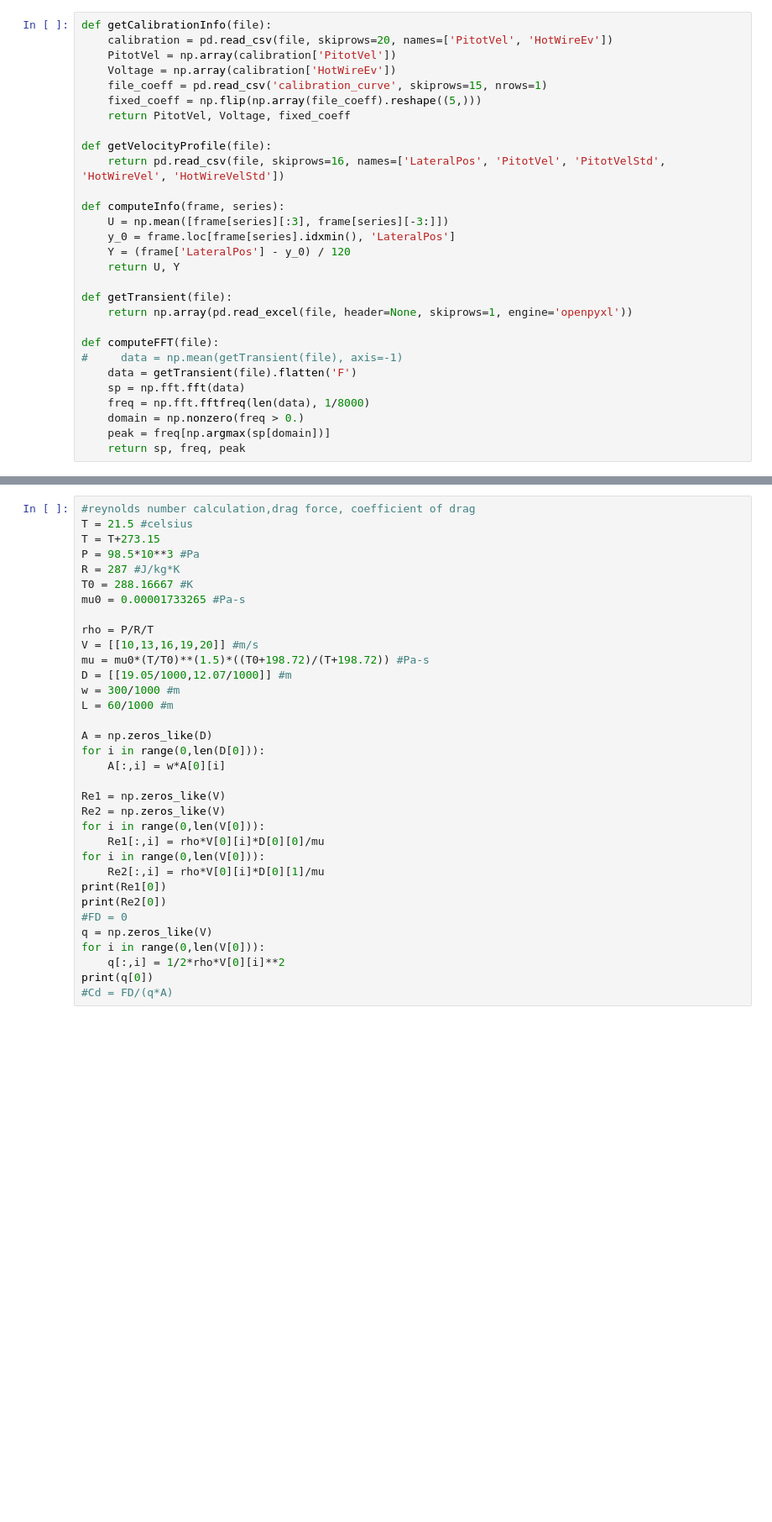
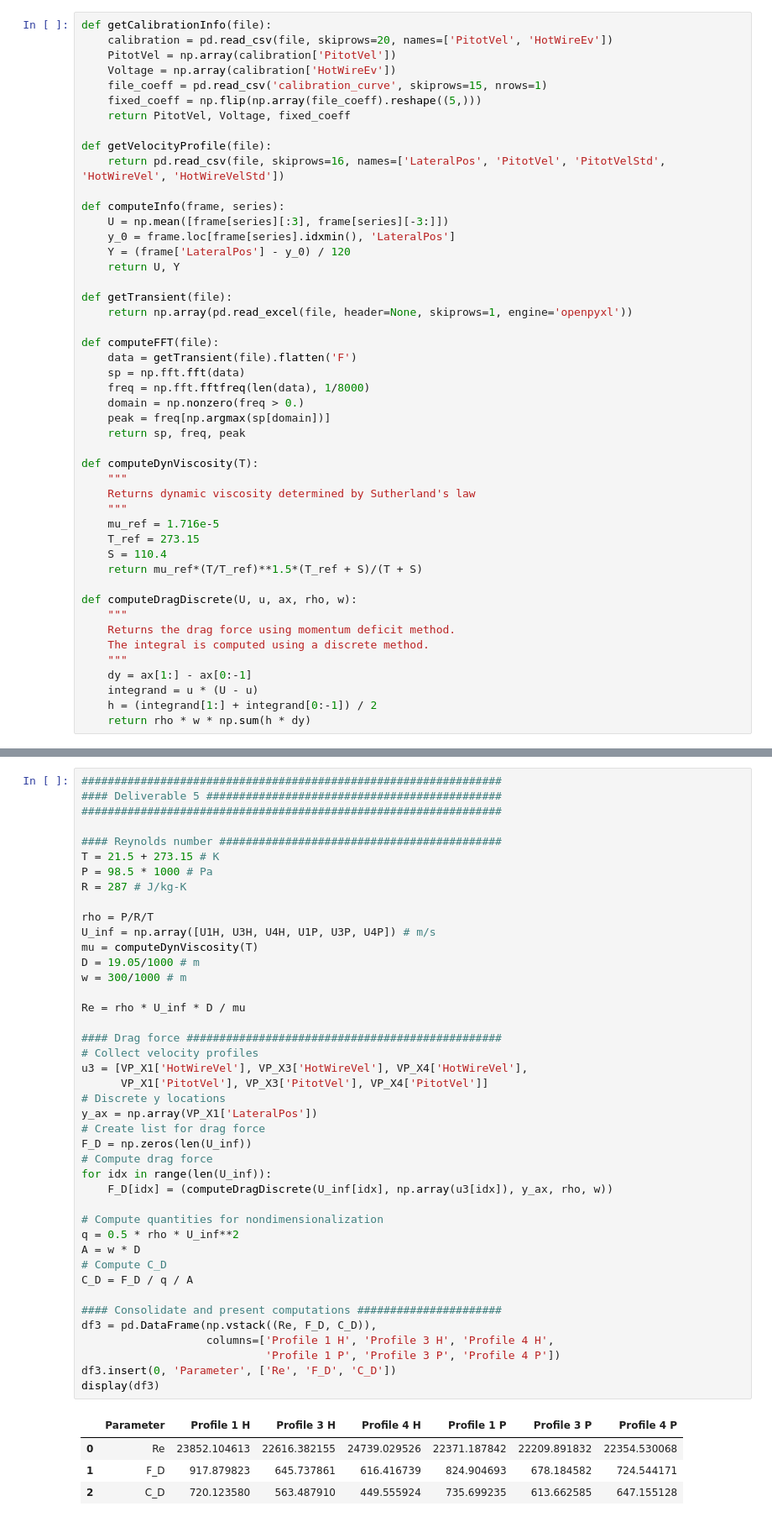
Before and after one commit to fmarrar/ae460AB6, a Jupyter notebook: Lab_4/DataAnalysis.ipynb, the cells around one changed output, grey strips where cells are left out. Shown: that part at 84% size. Cells and saved outputs as stored; diff of their text form; blank space fills up the shorter version.

Commit message:
Fixed Re, added new calculations for Deliverable 5

```diff
--- a/Lab_4/DataAnalysis.ipynb
+++ b/Lab_4/DataAnalysis.ipynb
@@ -25,11 +26,29 @@ def getTransient(file):
     return np.array(pd.read_excel(file, header=None, skiprows=1, engine='openpyxl'))
 
 def computeFFT(file):
-#     data = np.mean(getTransient(file), axis=-1)
     data = getTransient(file).flatten('F')
     sp = np.fft.fft(data)
     freq = np.fft.fftfreq(len(data), 1/8000)
     domain = np.nonzero(freq > 0.)
     peak = freq[np.argmax(sp[domain])]
     return sp, freq, peak
+
+def computeDynViscosity(T):
+    """
+    Returns dynamic viscosity determined by Sutherland's law
+    """
+    mu_ref = 1.716e-5
+    T_ref = 273.15
+    S = 110.4
+    return mu_ref*(T/T_ref)**1.5*(T_ref + S)/(T + S)
+
+def computeDragDiscrete(U, u, ax, rho, w):
+    """
+    Returns the drag force using momentum deficit method.
+    The integral is computed using a discrete method.
+    """
+    dy = ax[1:] - ax[0:-1]
+    integrand = u * (U - u)
+    h = (integrand[1:] + integrand[0:-1]) / 2
+    return rho * w * np.sum(h * dy)
 # %%
@@ -65,37 +105,50 @@ plt.plot(Y4P, VP_X4['PitotVel']/U4P)
 # %%
-#reynolds number calculation,drag force, coefficient of drag
-T = 21.5 #celsius
-T = T+273.15
-P = 98.5*10**3 #Pa
-R = 287 #J/kg*K
-T0 = 288.16667 #K
-mu0 = 0.00001733265 #Pa-s
+################################################################
+#### Deliverable 5 #############################################
+################################################################
+
+#### Reynolds number ###########################################
+T = 21.5 + 273.15 # K
+P = 98.5 * 1000 # Pa
+R = 287 # J/kg-K
 
 rho = P/R/T
-V = [[10,13,16,19,20]] #m/s
-mu = mu0*(T/T0)**(1.5)*((T0+198.72)/(T+198.72)) #Pa-s
-D = [[19.05/1000,12.07/1000]] #m
-w = 300/1000 #m
-L = 60/1000 #m
+U_inf = np.array([U1H, U3H, U4H, U1P, U3P, U4P]) # m/s
+mu = computeDynViscosity(T)
+D = 19.05/1000 # m
+w = 300/1000 # m
 
-A = np.zeros_like(D)
-for i in range(0,len(D[0])):
-    A[:,i] = w*A[0][i]
+Re = rho * U_inf * D / mu
 
-Re1 = np.zeros_like(V)
-Re2 = np.zeros_like(V)
-for i in range(0,len(V[0])):
-    Re1[:,i] = rho*V[0][i]*D[0][0]/mu
-for i in range(0,len(V[0])):
-    Re2[:,i] = rho*V[0][i]*D[0][1]/mu
-print(Re1[0])
-print(Re2[0])
-#FD = 0
-q = np.zeros_like(V)
-for i in range(0,len(V[0])):
-    q[:,i] = 1/2*rho*V[0][i]**2
-print(q[0])
-#Cd = FD/(q*A)
+#### Drag force ################################################
+# Collect velocity profiles
+u3 = [VP_X1['HotWireVel'], VP_X3['HotWireVel'], VP_X4['HotWireVel'],
+      VP_X1['PitotVel'], VP_X3['PitotVel'], VP_X4['PitotVel']]
+# Discrete y locations
+y_ax = np.array(VP_X1['LateralPos'])
+# Create list for drag force
+F_D = np.zeros(len(U_inf))
+# Compute drag force
+for idx in range(len(U_inf)):
+    F_D[idx] = (computeDragDiscrete(U_inf[idx], np.array(u3[idx]), y_ax, rho, w))
+
+# Compute quantities for nondimensionalization
+q = 0.5 * rho * U_inf**2
+A = w * D
+# Compute C_D
+C_D = F_D / q / A
+
+#### Consolidate and present computations ######################
+df3 = pd.DataFrame(np.vstack((Re, F_D, C_D)),
+                   columns=['Profile 1 H', 'Profile 3 H', 'Profile 4 H',
+                            'Profile 1 P', 'Profile 3 P', 'Profile 4 P'])
+df3.insert(0, 'Parameter', ['Re', 'F_D', 'C_D'])
+display(df3)
+# %% [output]
+|  | Parameter | Profile 1 H | Profile 3 H | Profile 4 H | Profile 1 P | Profile 3 P | Profile 4 P |
+| 0 | Re | 23852.104613 | 22616.382155 | 24739.029526 | 22371.187842 | 22209.891832 | 22354.530068 |
+| 1 | F_D | 917.879823 | 645.737861 | 616.416739 | 824.904693 | 678.184582 | 724.544171 |
+| 2 | C_D | 720.123580 | 563.487910 | 449.555924 | 735.699235 | 613.662585 | 647.155128 |
 # %%
 large_FFT_files = ['FFT_10.xlsx', 'FFT_13.xlsx', 'FFT_16.xlsx', 'FFT_19.xlsx', 'FFT_22.xlsx']
 peaks = []
```
Also changed, not shown: parts of 7 cells of this notebook.
